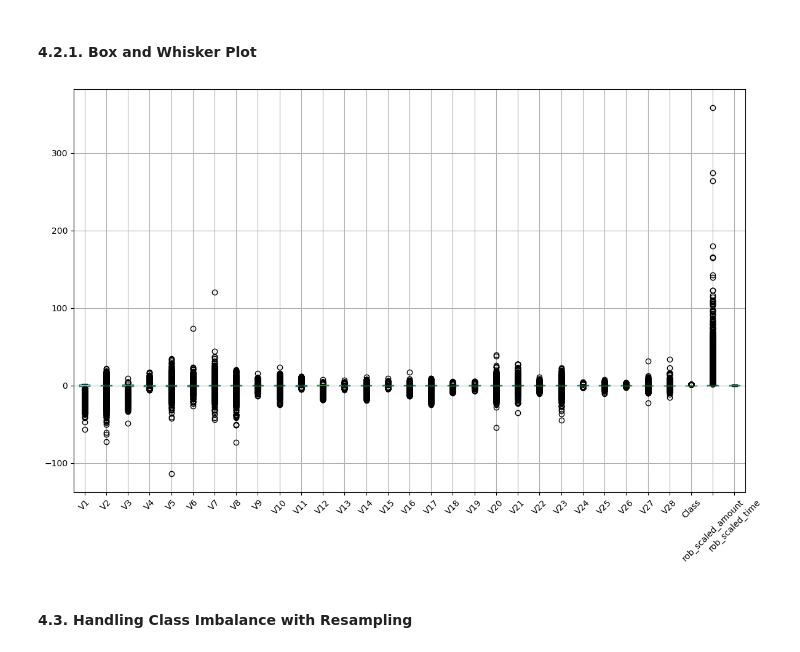
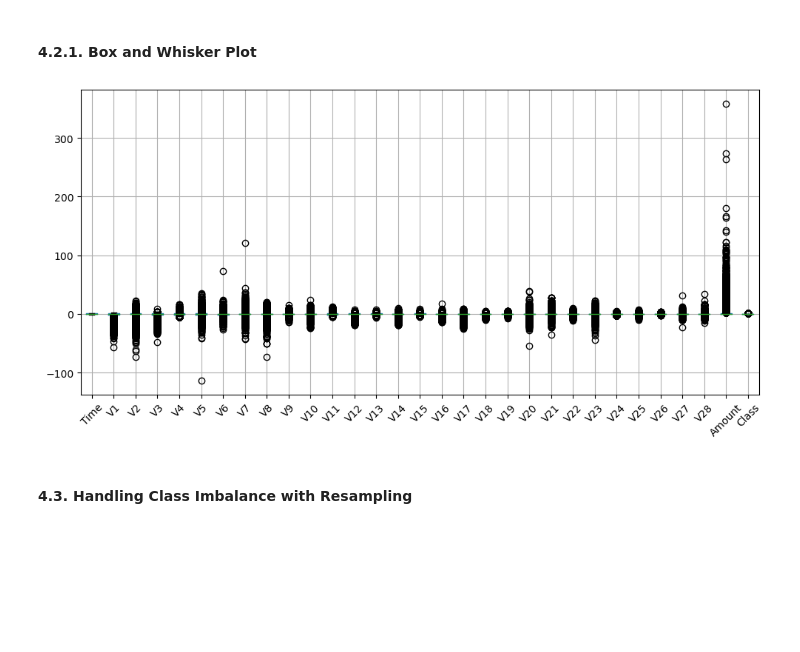
Before and after one commit to rezaaldama/CCFraudModel, a Jupyter notebook: CCFraudModel.ipynb, the cells around one changed output. Cells and saved outputs as stored; diff of their text form; code cells hidden in the pictures; blank space fills up the shorter version.

```diff
--- a/CCFraudModel.ipynb
+++ b/CCFraudModel.ipynb
@@ -236,15 +236,8 @@ rob_scaler = RobustScaler()
 
 df_scaled = df.copy()
 
-df_scaled['rob_scaled_amount'] = rob_scaler.fit_transform(df['Amount'].values.reshape(-1,1))
-df_scaled['rob_scaled_time'] = rob_scaler.fit_transform(df['Time'].values.reshape(-1,1))
-
-df_scaled.drop(['Amount', 'Time'], axis=1, inplace=True)
-
-y = df['Class']
-features = ['V1', 'V2', 'V3', 'V4', 'V5', 'V6', 'V7', 'V8', 'V9', 'V10', 'V11',
-       'V12', 'V13', 'V14', 'V15', 'V16', 'V17', 'V18', 'V19', 'V20', 'V21',
-       'V22', 'V23', 'V24', 'V25', 'V26', 'V27', 'V28', 'rob_scaled_amount', 'rob_scaled_time']
+df_scaled['Amount'] = rob_scaler.fit_transform(df['Amount'].values.reshape(-1,1))
+df_scaled['Time'] = rob_scaler.fit_transform(df['Time'].values.reshape(-1,1))
 
 X_scaled = df_scaled[features]
 y_scaled = df_scaled['Class']
@@ -253,13 +246,13 @@ y_scaled = df_scaled['Class']
 # %% [markdown]
 #### 4.2.1. Box and Whisker Plot
 # %%
-plt.figure(figsize=(12, 8))
+plt.figure(figsize=(10, 5))
 df_scaled.boxplot()
 plt.xticks(rotation=45)  # Rotate x-axis labels for better readability
 plt.tight_layout()  # Adjust layout to prevent overlap of subplots
 plt.show()
 # %% [output]
-[figure, old version]
+[figure, new version]
 # %%
 # WIP
 # %% [markdown]
```
